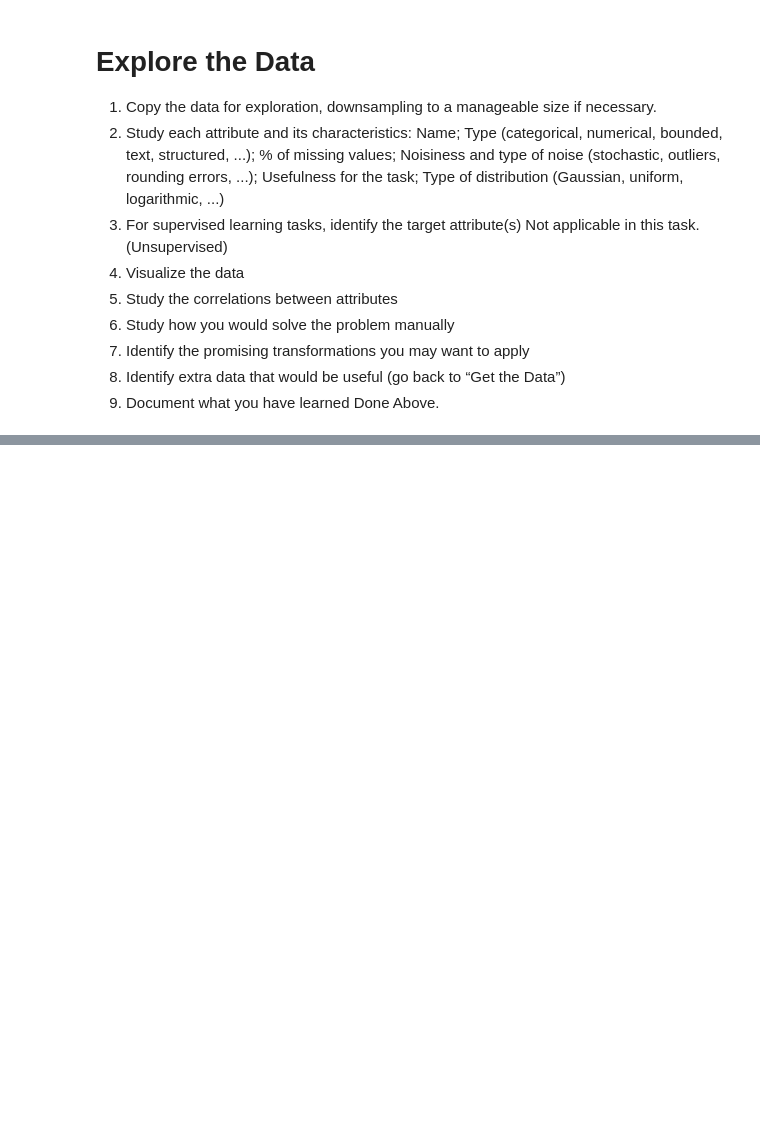
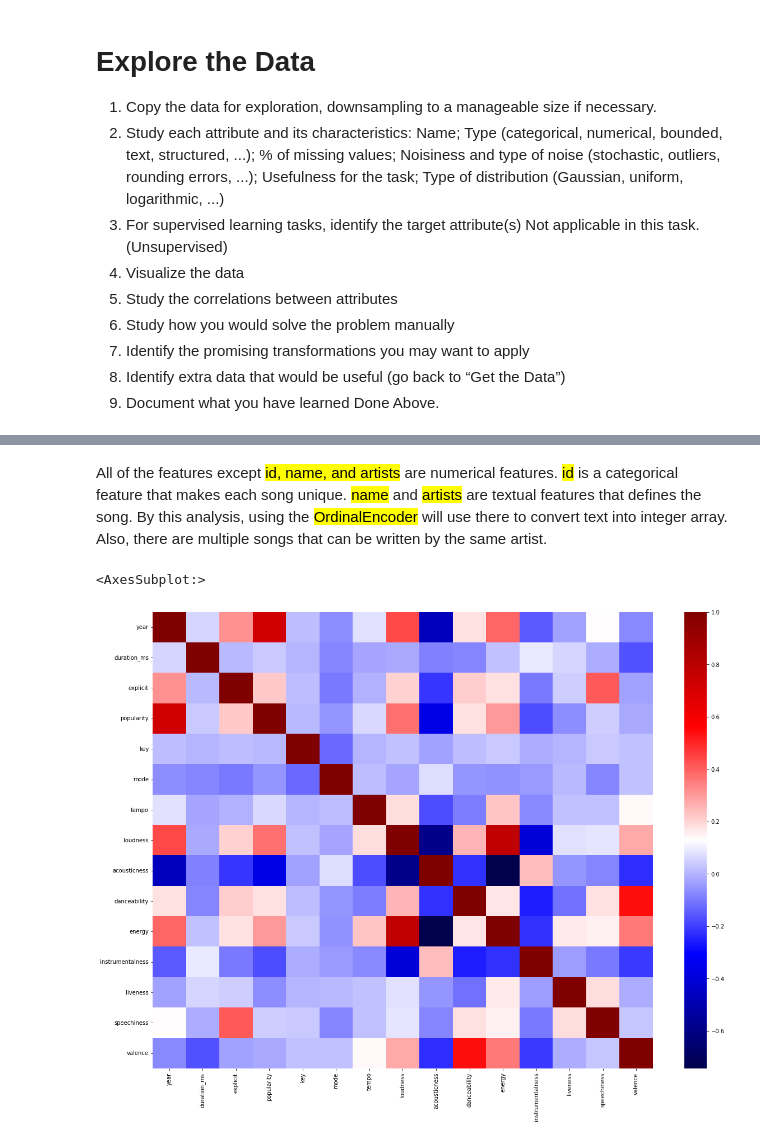
Before and after one commit to justinszaro/music-recommendations-machine-learning, a Jupyter notebook: music.ipynb, the cells around one changed output, grey strips where cells are left out. Cells and saved outputs as stored; diff of their text form; code cells hidden in the pictures; blank space fills up the shorter version.

Commit message:
Exploring the Data with correlations

```diff
--- a/music.ipynb
+++ b/music.ipynb
@@ -290,0 +318,8 @@ artists_copy = data.copy()
+# %% [markdown]
+All of the features except <mark>id, name, and artists</mark> are numerical features. <mark>id</mark> is a categorical feature that makes each song unique. <mark>name</mark> and <mark>artists</mark> are textual features that defines the song. By this analysis, using the <mark>OrdinalEncoder</mark> will use there to convert text into integer array. Also, there are multiple songs that can be written by the same artist.
+# %%
+plt.figure(figsize=(20, 15))
+sns.heatmap(data_copy.corr(), cmap='seismic')
+# %% [output]
+<AxesSubplot:>
+[figure, added]
```
Also changed, not shown: parts of 5 cells of this notebook.
